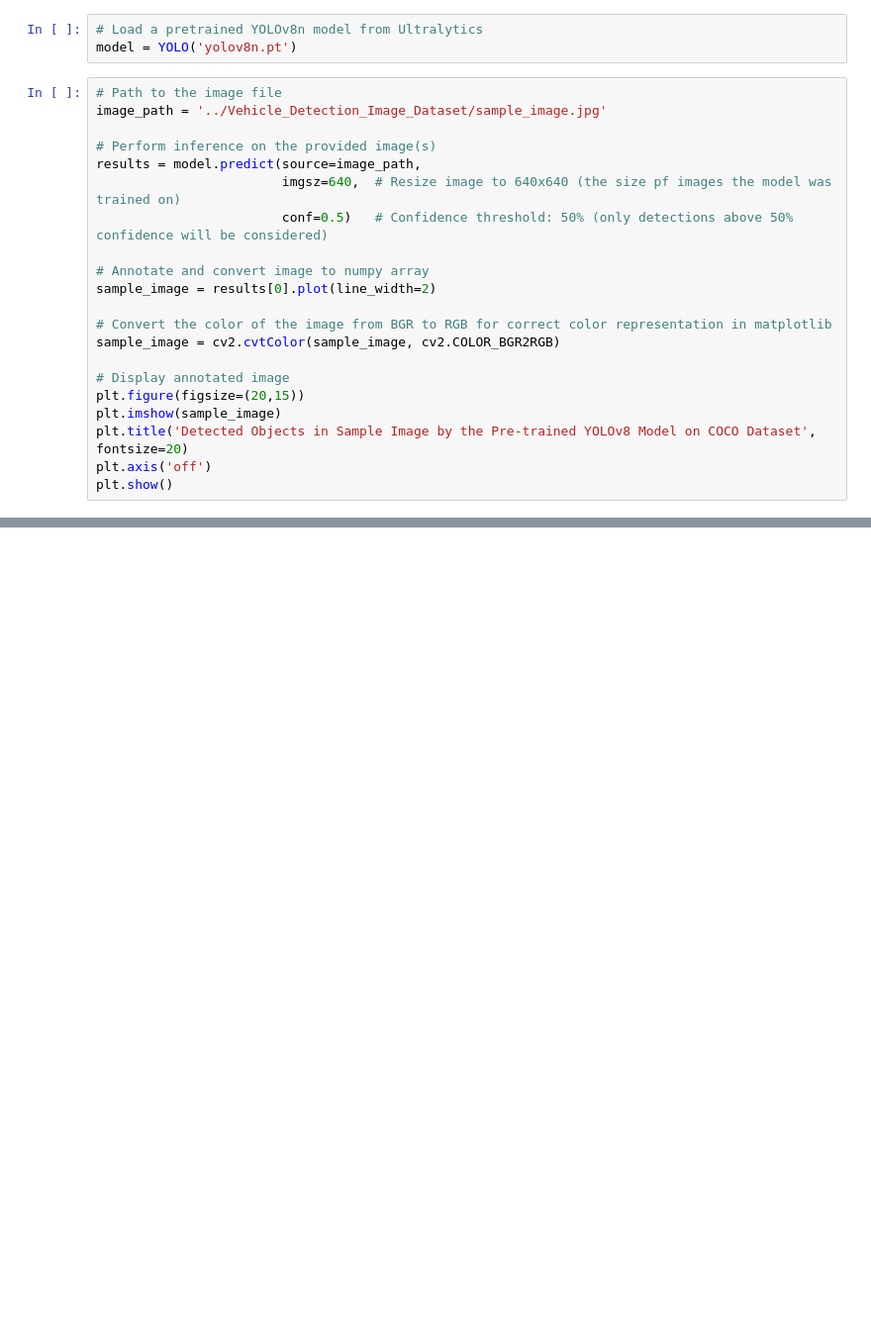
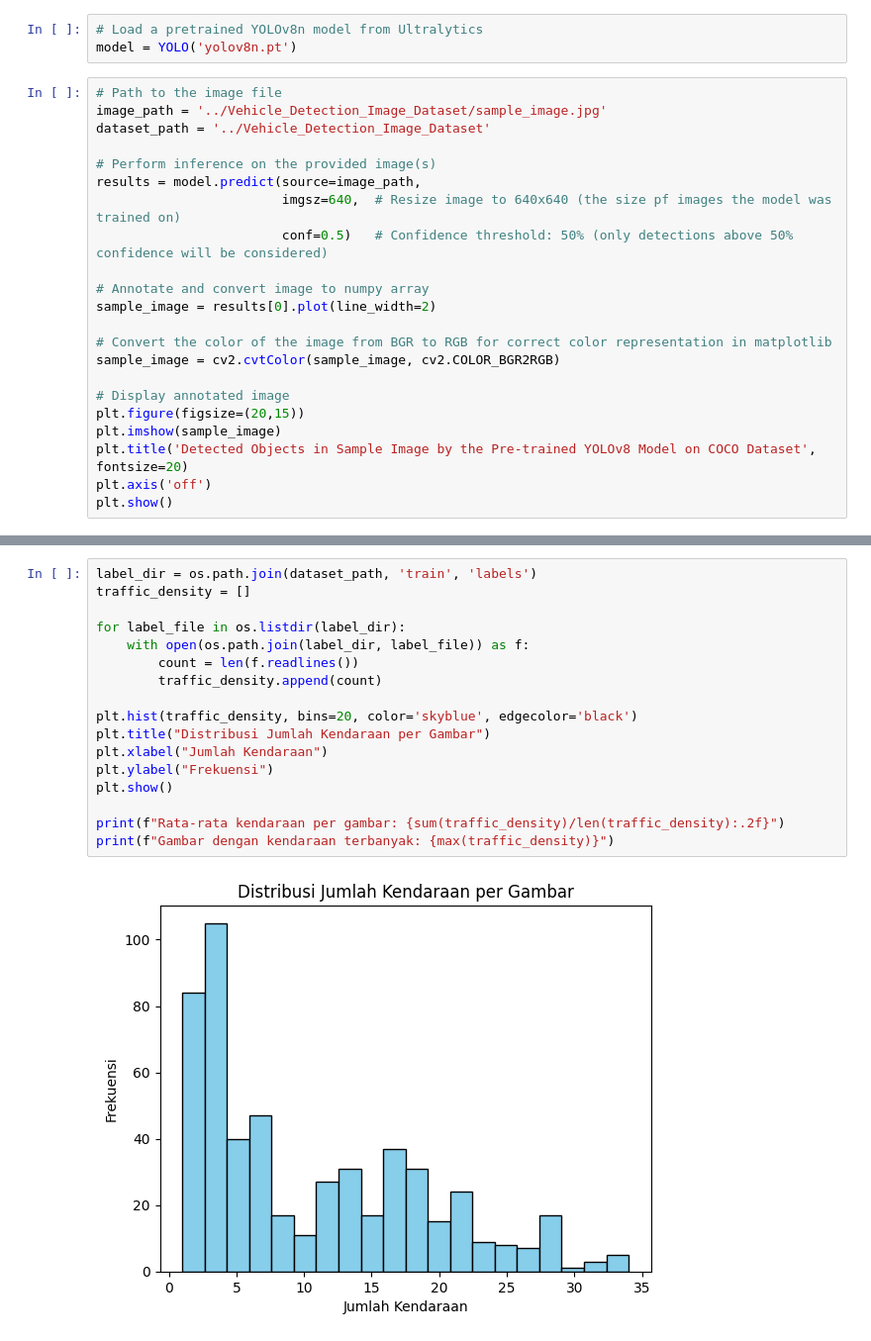
Before and after one commit to febrianaanggita/P2FINAL_PROJECT, a Jupyter notebook: YoloModel/yolo.ipynb, the cells around one changed output, grey strips where cells are left out. Shown at 99% size. Drawn from its saved outputs; the diff is of its cells as text; blank space fills up the shorter version.

```diff
--- a/YoloModel/yolo.ipynb
+++ b/YoloModel/yolo.ipynb
@@ -48,6 +44,7 @@ model = YOLO('yolov8n.pt')
 # %%
 # Path to the image file
 image_path = '../Vehicle_Detection_Image_Dataset/sample_image.jpg'
+dataset_path = '../Vehicle_Detection_Image_Dataset'
 
 # Perform inference on the provided image(s)
 results = model.predict(source=image_path,
@@ -72,0 +147,19 @@ Speed: 13.3ms preprocess, 1056.8ms inference, 158.5ms postprocess per image at s
+# %%
+label_dir = os.path.join(dataset_path, 'train', 'labels')
+traffic_density = []
+
+for label_file in os.listdir(label_dir):
+    with open(os.path.join(label_dir, label_file)) as f:
+        count = len(f.readlines())
+        traffic_density.append(count)
+
+plt.hist(traffic_density, bins=20, color='skyblue', edgecolor='black')
+plt.title("Distribusi Jumlah Kendaraan per Gambar")
+plt.xlabel("Jumlah Kendaraan")
+plt.ylabel("Frekuensi")
+plt.show()
+
+print(f"Rata-rata kendaraan per gambar: {sum(traffic_density)/len(traffic_density):.2f}")
+print(f"Gambar dengan kendaraan terbanyak: {max(traffic_density)}")
+# %% [output]
+[figure, added]
```
Also changed, not shown: parts of 16 cells of this notebook.
